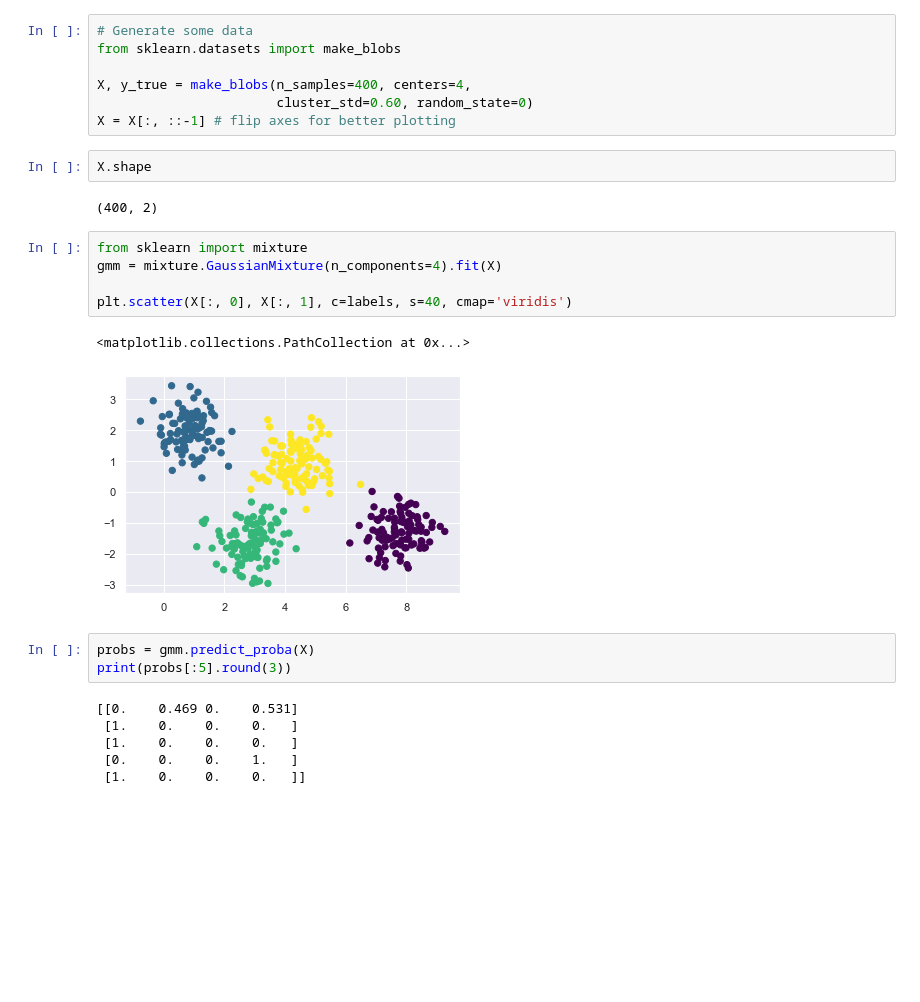
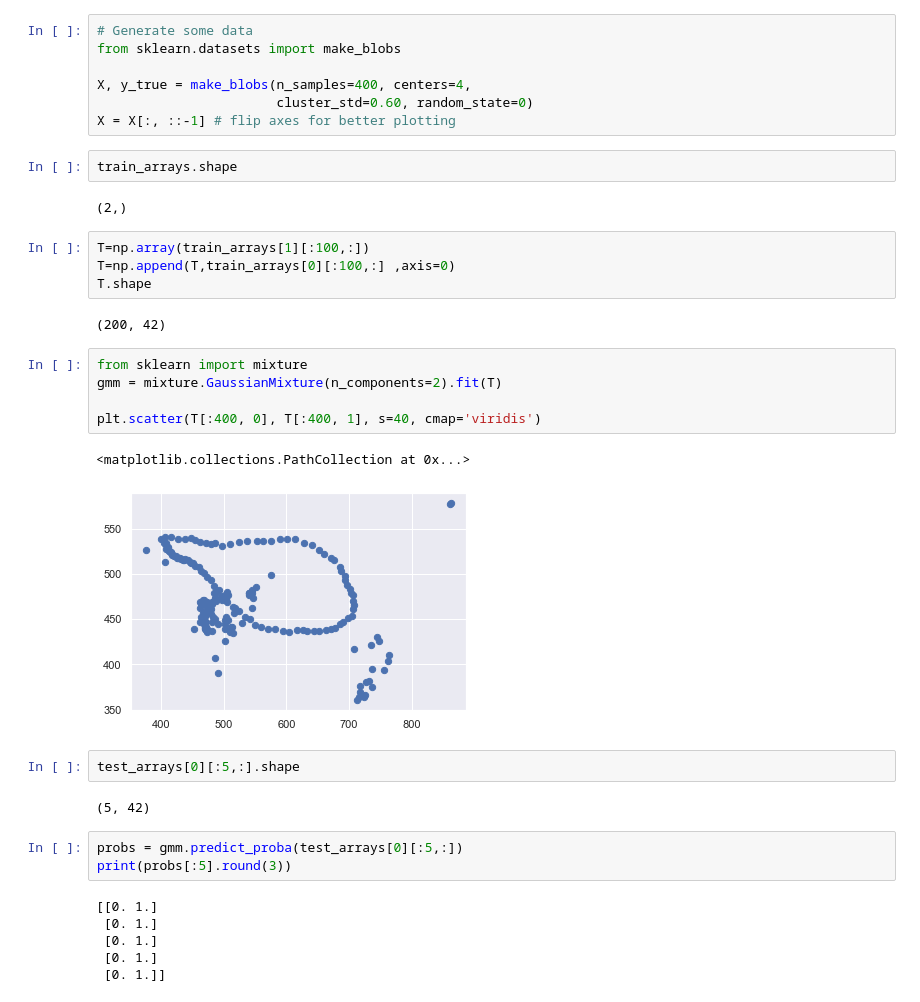
Before and after one commit to batoutou/AIMOVE_AGV_AI, a Jupyter notebook: mediapipe_dtw.ipynb, the cells around one changed output. Drawn from its saved outputs; the diff is of its cells as text; blank space fills up the shorter version.

```diff
--- a/mediapipe_dtw.ipynb
+++ b/mediapipe_dtw.ipynb
@@ -769,23 +730,33 @@ X, y_true = make_blobs(n_samples=400, centers=4,
                        cluster_std=0.60, random_state=0)
 X = X[:, ::-1] # flip axes for better plotting
 # %%
-X.shape
+train_arrays.shape
 # %% [output]
-(400, 2)
+(2,)
+# %%
+T=np.array(train_arrays[1][:100,:])
+T=np.append(T,train_arrays[0][:100,:] ,axis=0)
+T.shape
+# %% [output]
+(200, 42)
 # %%
 from sklearn import mixture
-gmm = mixture.GaussianMixture(n_components=4).fit(X)
+gmm = mixture.GaussianMixture(n_components=2).fit(T)
 
-plt.scatter(X[:, 0], X[:, 1], c=labels, s=40, cmap='viridis')
+plt.scatter(T[:400, 0], T[:400, 1], s=40, cmap='viridis')
 # %% [output]
 <matplotlib.collections.PathCollection at 0x...>
-[figure, old version]
+[figure, new version]
+# %%
+test_arrays[0][:5,:].shape
+# %% [output]
+(5, 42)
 # %%
-probs = gmm.predict_proba(X)
+probs = gmm.predict_proba(test_arrays[0][:5,:])
 print(probs[:5].round(3))
 # %% [output]
-[[0.    0.469 0.    0.531]
- [1.    0.    0.    0.   ]
- [1.    0.    0.    0.   ]
- [0.    0.    0.    1.   ]
- [1.    0.    0.    0.   ]]
+[[0. 1.]
+ [0. 1.]
+ [0. 1.]
+ [0. 1.]
+ [0. 1.]]
```
Also changed, not shown: parts of 9 cells of this notebook, 4 other files.
